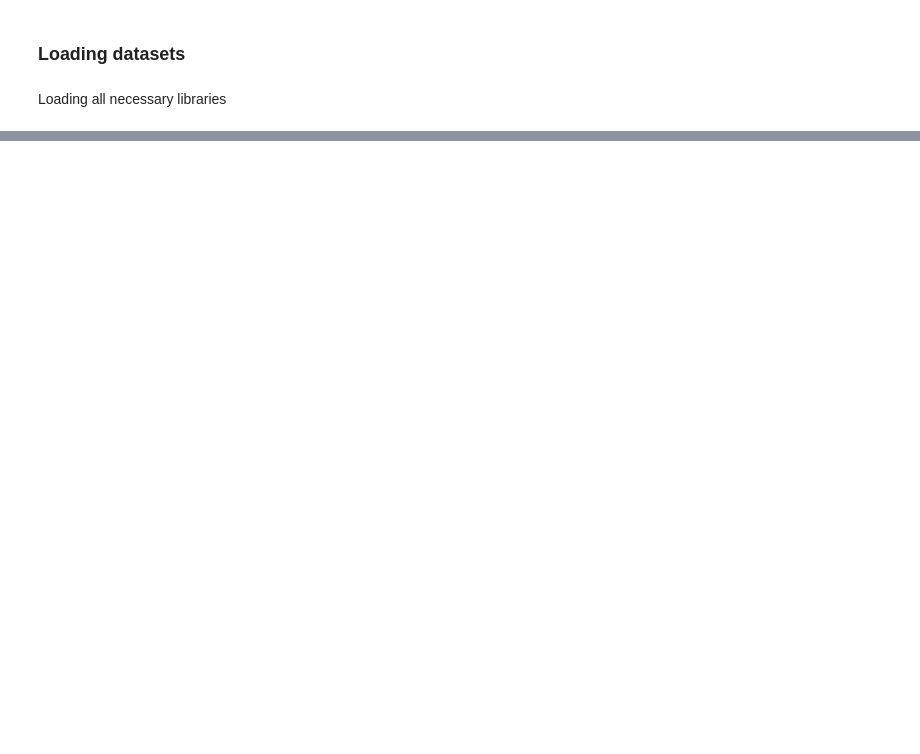
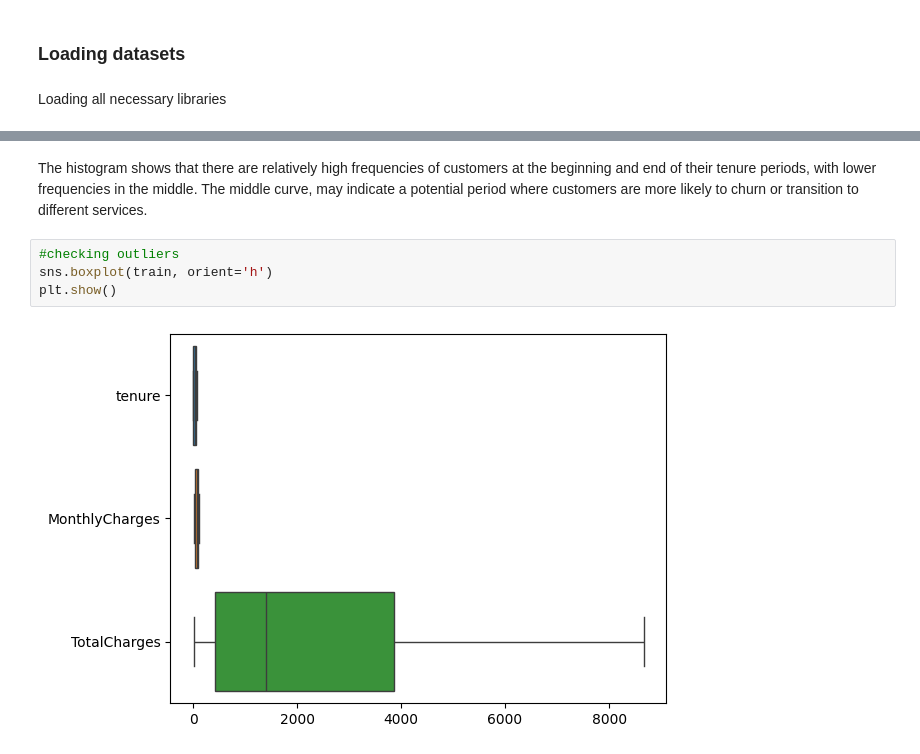
Before and after one commit to Phannsi/ML-Project-to-predict-Customer-Churn, a Jupyter notebook: Jupyter notebook.ipynb, the cells around one changed output, grey strips where cells are left out. Cells and saved outputs as stored; diff of their text form; blank space fills up the shorter version.

```diff
--- a/Jupyter notebook.ipynb
+++ b/Jupyter notebook.ipynb
@@ -26,0 +352,9 @@ Note: you may need to restart the kernel to use updated packages.
+# %% [markdown]
+The histogram shows that there are relatively high frequencies of customers at the beginning and end of their tenure periods, with lower frequencies in the middle.
+The middle curve, may indicate a potential period where customers are more likely to churn or transition to different services.
+# %%
+#checking outliers
+sns.boxplot(train, orient='h')
+plt.show()
+# %% [output]
+[figure, added]
```
Also changed, not shown: parts of 44 cells of this notebook.
